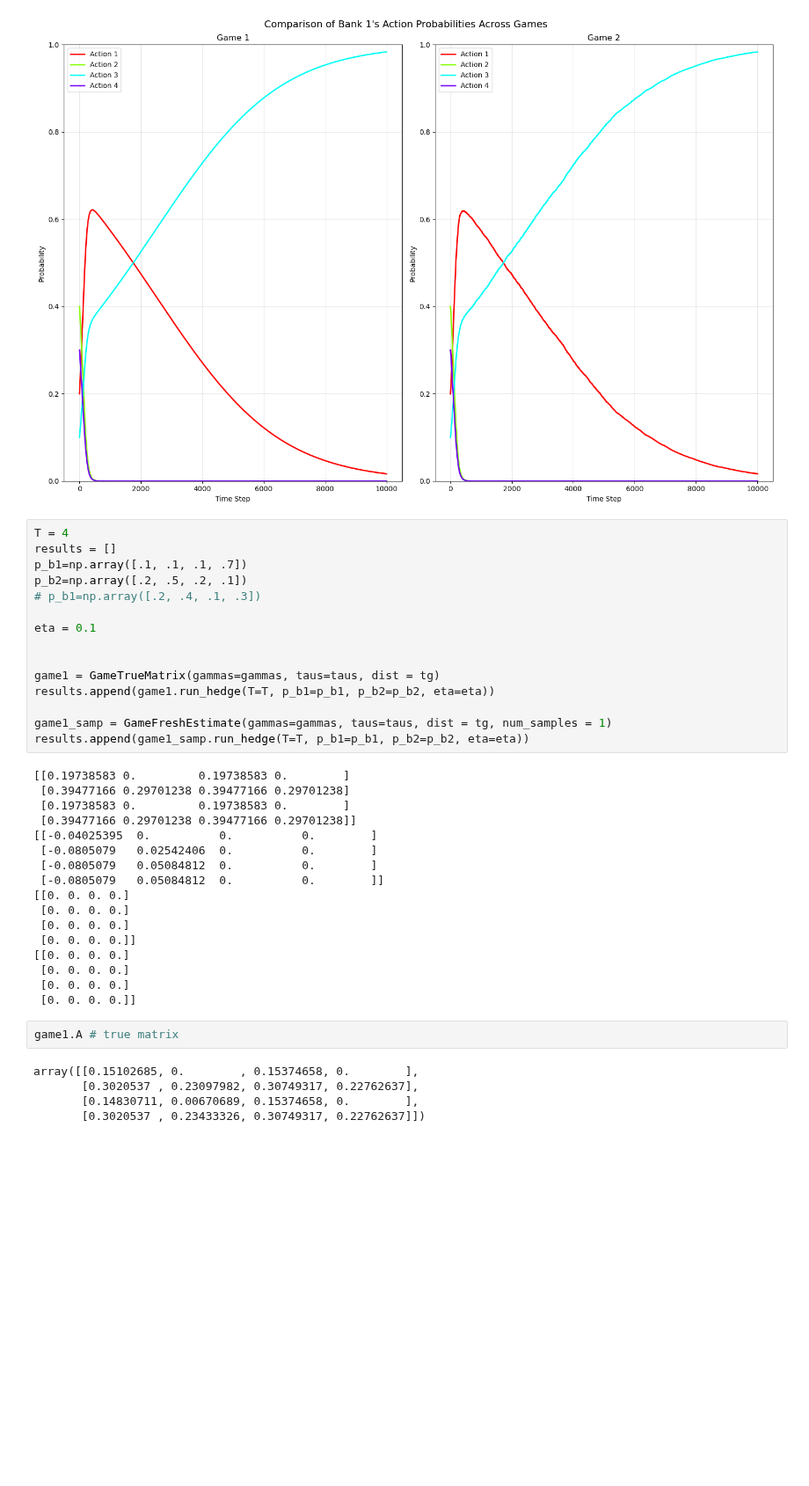
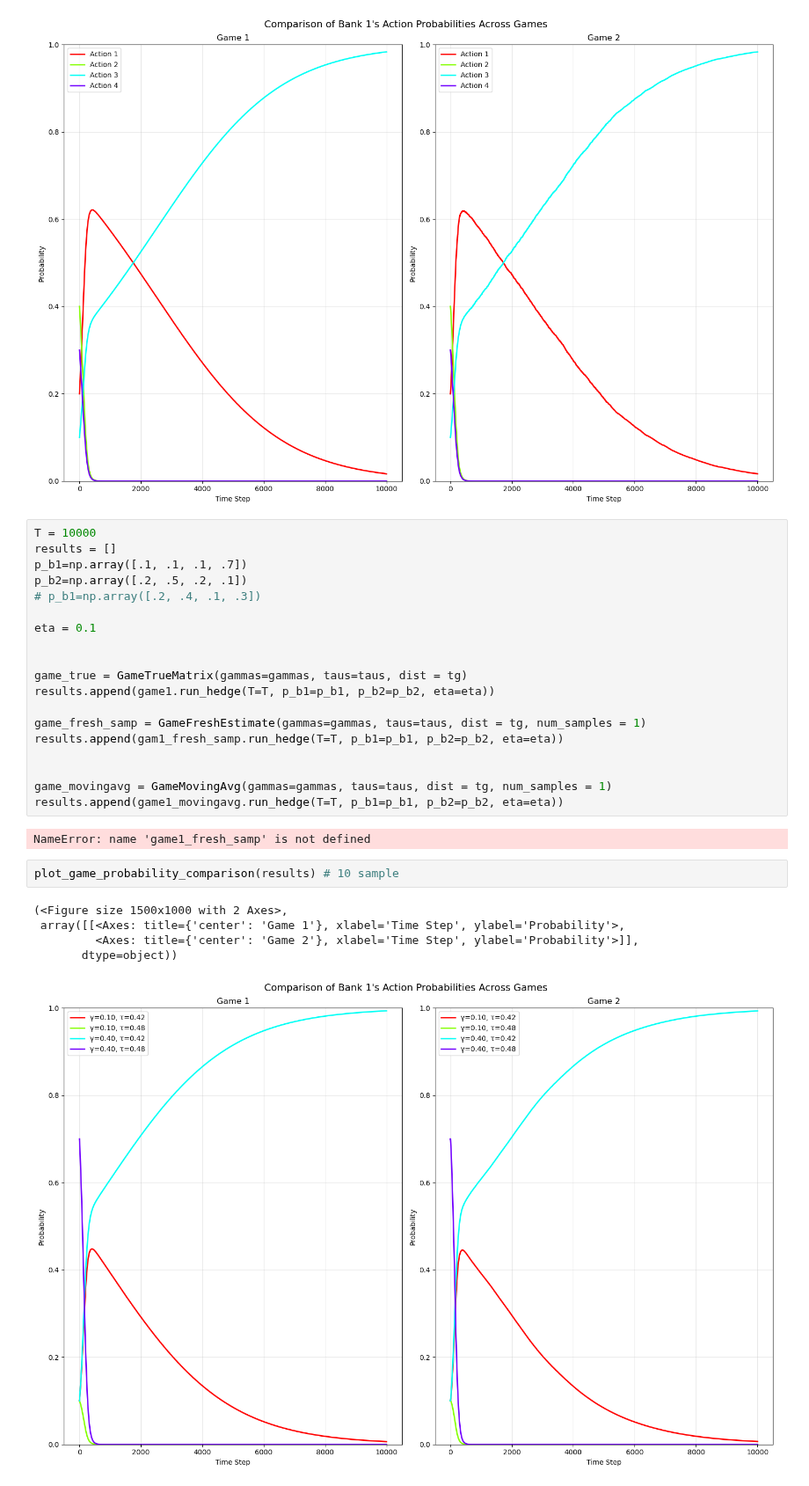
Before and after one commit to krishnacharya/bankgame, a Jupyter notebook: notebooks/exp1-weightsLok.ipynb, the cells around one changed output. Shown at 88% size. Saved outputs shown, nothing was run; the diff lists cells and outputs as text; blank space fills up the shorter version.

Commit message:
adds demo with moving averaged in Lok

```diff
--- a/notebooks/exp1-weightsLok.ipynb
+++ b/notebooks/exp1-weightsLok.ipynb
@@ -107,7 +95,7 @@ plot_game_probability_comparison(results) # 1 sample
        dtype=object))
 [figure]
 # %%
-T = 4
+T = 10000
 results = []
 p_b1=np.array([.1, .1, .1, .7])
 p_b2=np.array([.2, .5, .2, .1])
@@ -116,32 +104,22 @@ p_b2=np.array([.2, .5, .2, .1])
 eta = 0.1
 
 
-game1 = GameTrueMatrix(gammas=gammas, taus=taus, dist = tg)
+game_true = GameTrueMatrix(gammas=gammas, taus=taus, dist = tg)
 results.append(game1.run_hedge(T=T, p_b1=p_b1, p_b2=p_b2, eta=eta))
 
-game1_samp = GameFreshEstimate(gammas=gammas, taus=taus, dist = tg, num_samples = 1)
-results.append(game1_samp.run_hedge(T=T, p_b1=p_b1, p_b2=p_b2, eta=eta))
+game_fresh_samp = GameFreshEstimate(gammas=gammas, taus=taus, dist = tg, num_samples = 1)
+results.append(gam1_fresh_samp.run_hedge(T=T, p_b1=p_b1, p_b2=p_b2, eta=eta))
+
+
+game_movingavg = GameMovingAvg(gammas=gammas, taus=taus, dist = tg, num_samples = 1)
+results.append(game1_movingavg.run_hedge(T=T, p_b1=p_b1, p_b2=p_b2, eta=eta))
 # %% [output]
-[[0.19738583 0.         0.19738583 0.        ]
- [0.39477166 0.29701238 0.39477166 0.29701238]
- [0.19738583 0.         0.19738583 0.        ]
- [0.39477166 0.29701238 0.39477166 0.29701238]]
-[[-0.04025395  0.          0.          0.        ]
- [-0.0805079   0.02542406  0.          0.        ]
- [-0.0805079   0.05084812  0.          0.        ]
- [-0.0805079   0.05084812  0.          0.        ]]
-[[0. 0. 0. 0.]
- [0. 0. 0. 0.]
- [0. 0. 0. 0.]
- [0. 0. 0. 0.]]
-[[0. 0. 0. 0.]
- [0. 0. 0. 0.]
- [0. 0. 0. 0.]
- [0. 0. 0. 0.]]
+NameError: name 'game1_fresh_samp' is not defined
-# %%
-game1.A # true matrix
-# %% [output]
-array([[0.15102685, 0.        , 0.15374658, 0.        ],
-       [0.3020537 , 0.23097982, 0.30749317, 0.22762637],
-       [0.14830711, 0.00670689, 0.15374658, 0.        ],
-       [0.3020537 , 0.23433326, 0.30749317, 0.22762637]])
+# %%
+plot_game_probability_comparison(results) # 10 sample
+# %% [output]
+(<Figure size 1500x1000 with 2 Axes>,
+ array([[<Axes: title={'center': 'Game 1'}, xlabel='Time Step', ylabel='Probability'>,
+         <Axes: title={'center': 'Game 2'}, xlabel='Time Step', ylabel='Probability'>]],
+       dtype=object))
+[figure, added]
```
Also changed, not shown: parts of 3 cells of this notebook, 1 other file.
